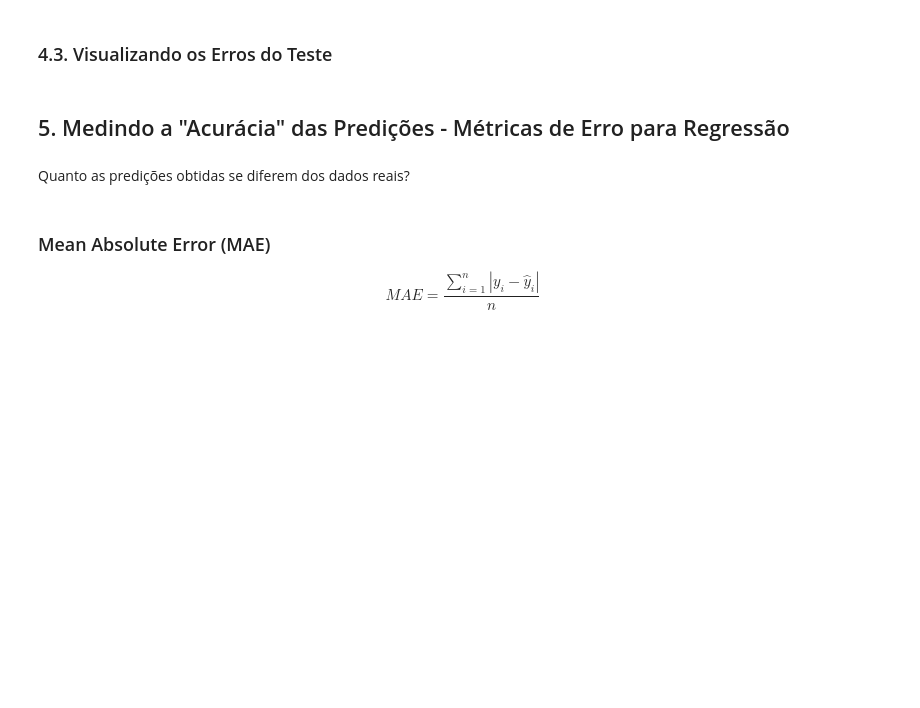
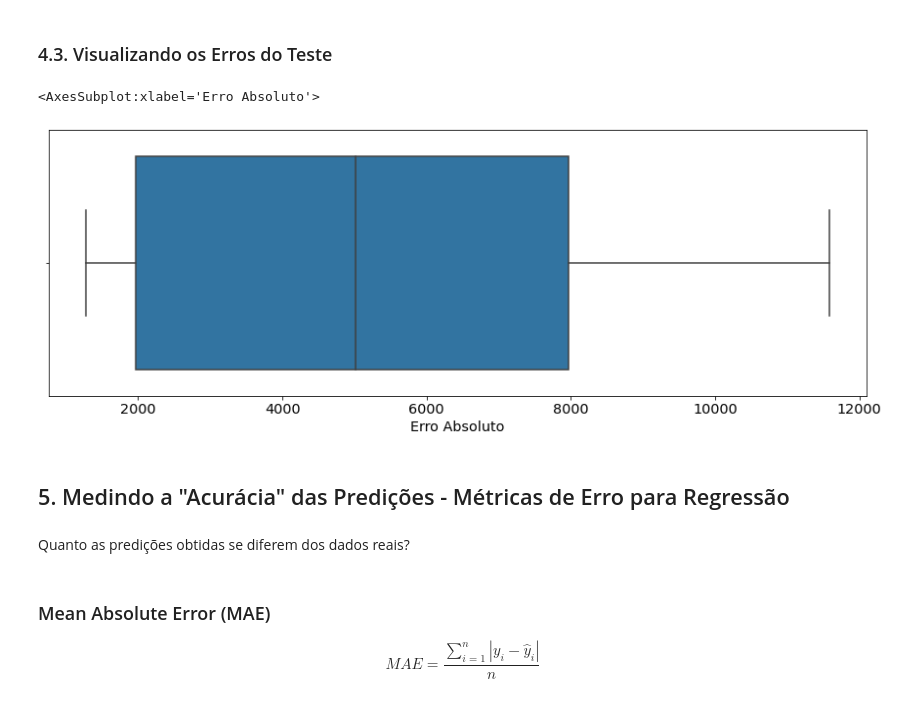
Before and after one commit to dieguim-ifsp-posCD/IFSP-CMP-D1AED-2021.1, a Jupyter notebook: regressao_linear/studing/20210610-regressao_linear_simples.ipynb, the cells around one changed output. Saved outputs shown, nothing was run; the diff lists cells and outputs as text; code cells hidden in the pictures; blank space fills up the shorter version.

```diff
--- a/regressao_linear/studing/20210610-regressao_linear_simples.ipynb
+++ b/regressao_linear/studing/20210610-regressao_linear_simples.ipynb
@@ -335,5 +368,10 @@ resultados
 # %% [markdown]
 ### 4.3. Visualizando os Erros do Teste
+# %%
+sns.boxplot(data=resultados, x='Erro Absoluto')
+# %% [output]
+<AxesSubplot:xlabel='Erro Absoluto'>
+[figure, added]
 # %% [markdown]
 ## 5. Medindo a "Acurácia" das Predições  - Métricas de Erro para Regressão
 # %% [markdown]
```
Also changed, not shown: parts of 10 cells of this notebook.
